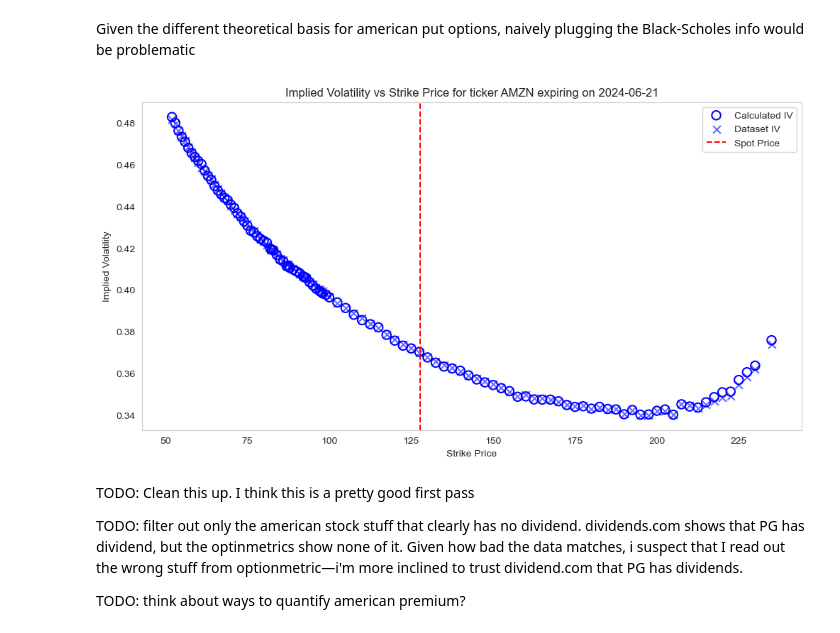
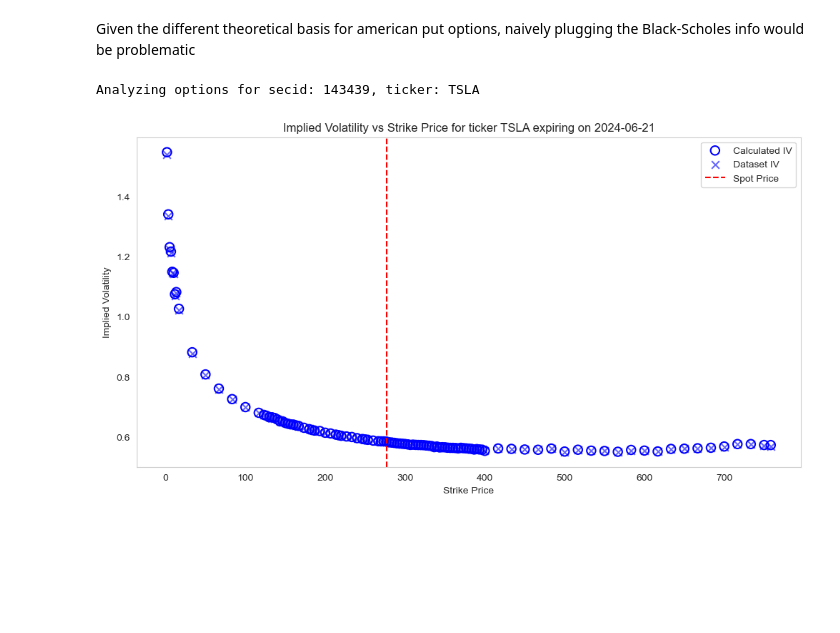
Before and after one commit to wttai004/quant_fin_project, a Jupyter notebook: analyse_data.ipynb, the cells around one changed output. Drawn from its saved outputs; the diff is of its cells as text; code cells hidden in the pictures; blank space fills up the shorter version.

```diff
--- a/analyse_data.ipynb
+++ b/analyse_data.ipynb
@@ -550,7 +550,14 @@ def implied_volatility_put_binomial_tree(market_price, S0, K, t, r, sigma_bounds
 # %%
 # Extract the data for the choosen contract length
 
-spot_price = df_security[(df_security['secid'] == secid) & (df_security['date'] == starting_date)]['close'].values[0]
+# Pick a security id
+ticker = "TSLA"
+#secid = 101310
+df_options_secid = df_options[df_options['ticker'] == ticker]
+secid = df_security[df_security['ticker'] == ticker]['secid'].values[0]
+print(f"Analyzing options for secid: {secid}, ticker: {ticker}")
+
+spot_price = df_security[(df_security['ticker'] == ticker) & (df_security['date'] == starting_date)]['close'].values[0]
 
 option_entries = df_options_secid[(df_options_secid['exdate'] == exdate) & (df_options_secid['date'] == starting_date)].copy()
 option_entries['strike_price'] = option_entries['strike_price'] / 1000  # The strike prices are given in units of 1000 * actual strike price
@@ -563,37 +570,32 @@ put_entries = option_entries[option_entries['cp_flag'] == 'P'].copy()
 # calculate the implied volatility for each put option entry
 put_entries['implied_volatility_calculation'] = put_entries.apply(
     lambda row: implied_volatility_put_binomial_tree(
         market_price=(row['best_bid'] + row['best_offer']) / 2,
         S0=spot_price,
         K=row['strike_price'],
         t=t,
         r=r)
     , axis=1
 )
 
 # Plot the implied volatility vs strike price
 plt.scatter(put_entries['strike_price'], put_entries['implied_volatility_calculation'],
             marker='o', s=80, facecolors='none', edgecolors='blue', linewidths=1.5,
             label='Calculated IV')
 
 # The data also comes with implied volatility directly
 plt.scatter(put_entries['strike_price'], put_entries['impl_volatility'],
             marker='x', s=60, color='blue', alpha=0.6,
             label='Dataset IV')
 
 # Add a vertical line at the spot price
 plt.axvline(x=spot_price, color='red', linestyle='--', label='Spot Price')
 plt.title(f"Implied Volatility vs Strike Price for ticker {ticker} expiring on {exdate}")
 plt.xlabel("Strike Price")
 plt.ylabel("Implied Volatility")
 plt.legend()
 plt.grid()
 plt.show()
 # %% [output]
+Analyzing options for secid: 143439, ticker: TSLA
-[figure, old version]
+[figure, new version]
-# %% [markdown]
-TODO: Clean this up. I think this is a pretty good first pass
-
-TODO: filter out only the american stock stuff that clearly has no dividend. dividends.com shows that PG has dividend, but the optinmetrics show none of it. Given how bad the data matches, i suspect that I read out the wrong stuff from optionmetric—i'm more inclined to trust dividend.com that PG has dividends.
-
-TODO: think about ways to quantify american premium?
```
Also changed, not shown: parts of 3 cells of this notebook, 2 other files.
